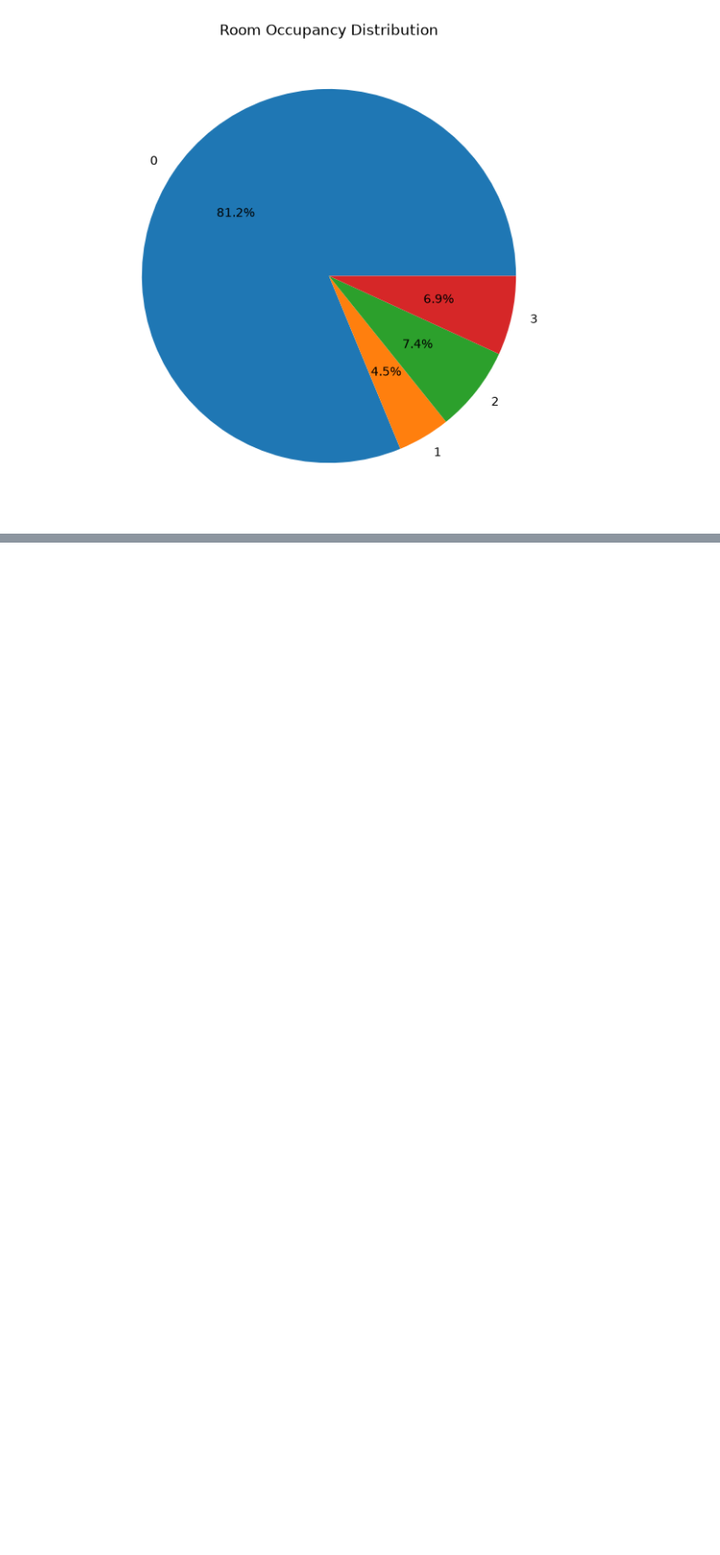
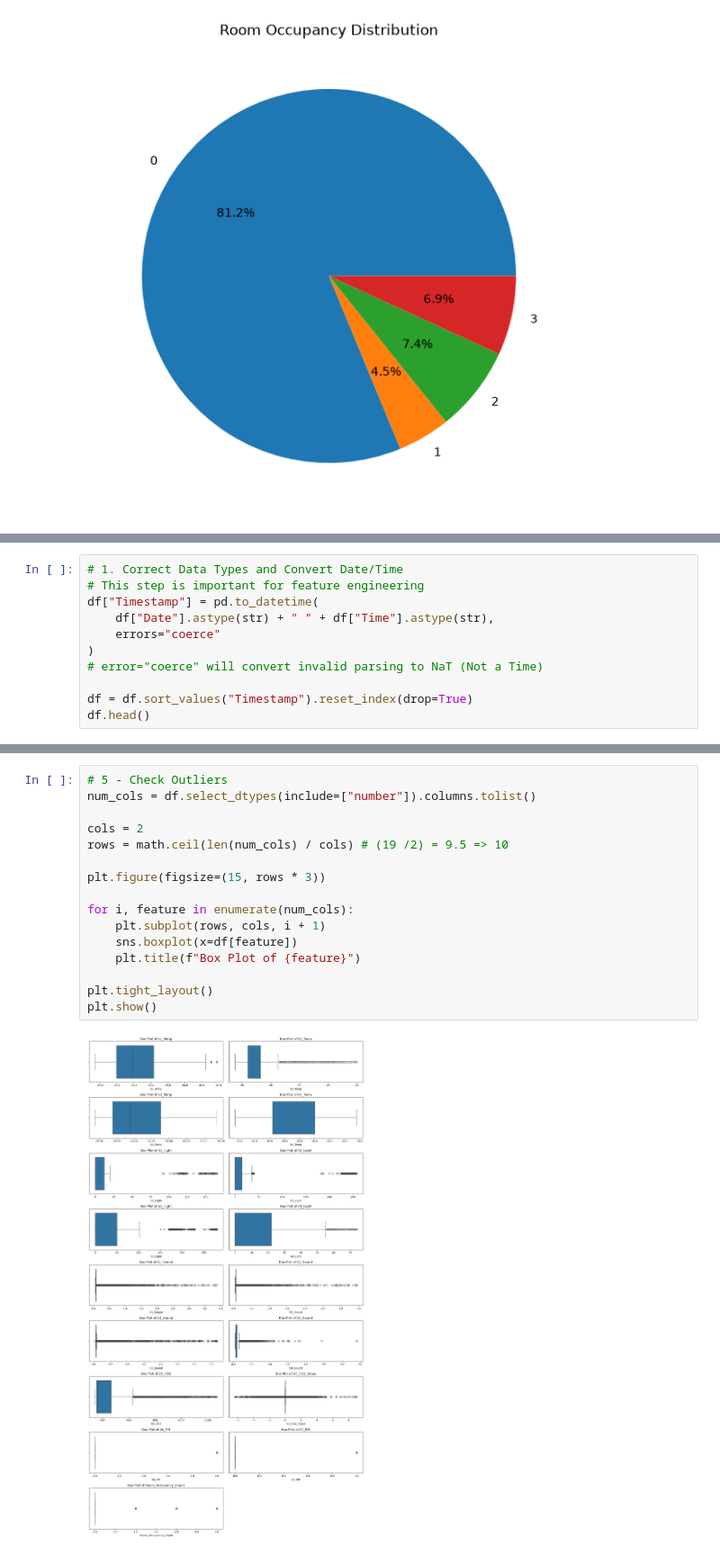
Before and after one commit to Mohamed66Hemdan/Room-Occupancy-Estimation-ML-Model, a Jupyter notebook: Project/Project.ipynb, the cells around one changed output, grey strips where cells are left out. Shown at 90% size. Saved outputs shown, nothing was run; the diff lists cells and outputs as text; blank space fills up the shorter version.

```diff
--- a/Project/Project.ipynb
+++ b/Project/Project.ipynb
@@ -183,0 +194,11 @@ plt.show()
+# %%
+# 1. Correct Data Types and Convert Date/Time
+# This step is important for feature engineering
+df["Timestamp"] = pd.to_datetime(
+    df["Date"].astype(str) + " " + df["Time"].astype(str),
+    errors="coerce"
+)
+# error="coerce" will convert invalid parsing to NaT (Not a Time)
+
+df = df.sort_values("Timestamp").reset_index(drop=True)
+df.head()
@@ -183,0 +270,18 @@ plt.show()
+# %%
+# 5 - Check Outliers
+num_cols = df.select_dtypes(include=["number"]).columns.tolist()
+
+cols = 2
+rows = math.ceil(len(num_cols) / cols) # (19 /2) = 9.5 => 10
+
+plt.figure(figsize=(15, rows * 3))
+
+for i, feature in enumerate(num_cols):
+    plt.subplot(rows, cols, i + 1)
+    sns.boxplot(x=df[feature])
+    plt.title(f"Box Plot of {feature}")
+
+plt.tight_layout()
+plt.show()
+# %% [output]
+[figure, added]
```
Also changed, not shown: parts of 10 cells of this notebook, 1 other file.
